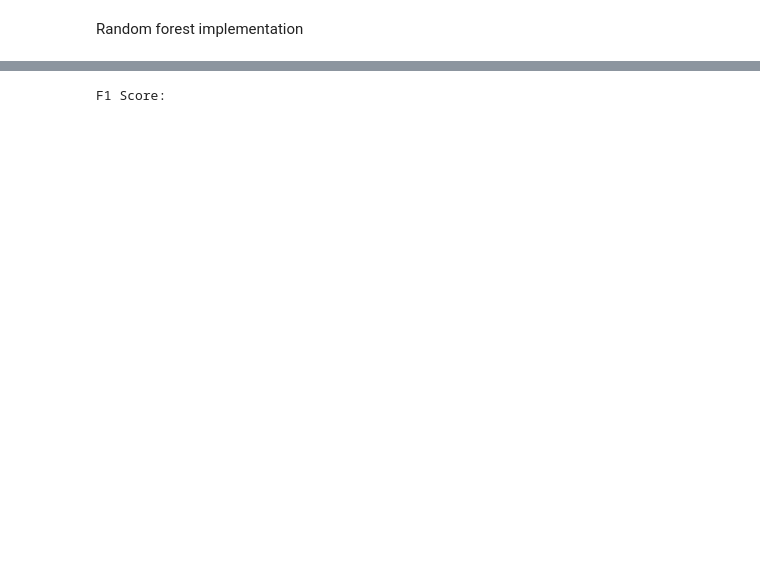
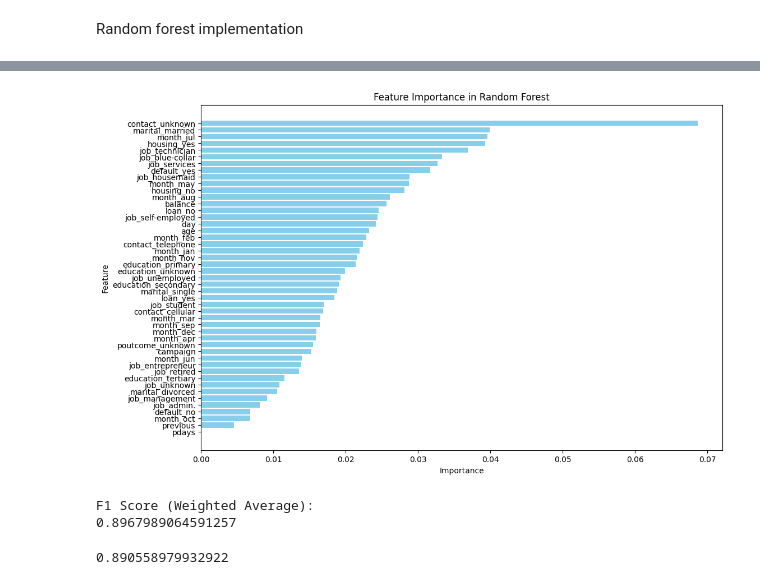
Before and after one commit to Amar1o/Machinelearningcw, a Jupyter notebook: ml.ipynb, the cells around one changed output, grey strips where cells are left out. Cells and saved outputs as stored; diff of their text form; code cells hidden in the pictures; blank space fills up the shorter version.

```diff
--- a/ml.ipynb
+++ b/ml.ipynb
@@ -400,4 +417,6 @@ Random forest implementation
 # %%
+categorical_columns = data_cleaned.select_dtypes(include=['object', 'category']).columns
+
 encoder = OneHotEncoder(drop=None, sparse_output=False)  # drop=None keeps all categories, no 'drop_first'
 
 # Fit and transform the categorical columns
@@ -437,0 +457,4 @@ print(df_final.head())
+# %%
+df_final = df_final.astype(int)
+print(df_final['y_no'].unique())
+print(df_final['y_yes'].unique())
@@ -491,8 +537,38 @@ Accuracy Score:
-# %%
-f1 = f1_score(y_test, y_pred)
-print("\nF1 Score:")
-# %% [output]
-F1 Score:
+# %%
+feature_importances = rf_model.feature_importances_
+
+# Create a DataFrame for better visualization
+feature_names = X.columns  # Replace with your actual feature names if X is not a DataFrame
+importance_df = pd.DataFrame({
+    'Feature': feature_names,
+    'Importance': feature_importances
+})
+
+# Sort the DataFrame by importance in descending order
+importance_df = importance_df.sort_values(by='Importance', ascending=False)
+
+# Plot the feature importances
+plt.figure(figsize=(12, 8))
+plt.barh(importance_df['Feature'], importance_df['Importance'], color='skyblue')
+plt.xlabel('Importance')
+plt.ylabel('Feature')
+plt.title('Feature Importance in Random Forest')
+plt.gca().invert_yaxis()  # Invert y-axis to show the most important feature at the top
+plt.show()
+# %% [output]
+[figure, added]
+# %%
+print("\nF1 Score (Weighted Average):")
+print(f1_score(y_test, y_pred, average='weighted'))
+# %% [output]
+F1 Score (Weighted Average):
+0.8967989064591257
+# %%
+from sklearn.metrics import precision_score
+precision = precision_score(y_test, y_pred, average='weighted')  # Or 'weighted'
+print (precision)
+# %% [output]
+0.890558979932922
 # %%
 # Check the balance of the resampled data after SMOTE
 print(y_train_smote.value_counts())
```
Also changed, not shown: parts of 16 cells of this notebook.
